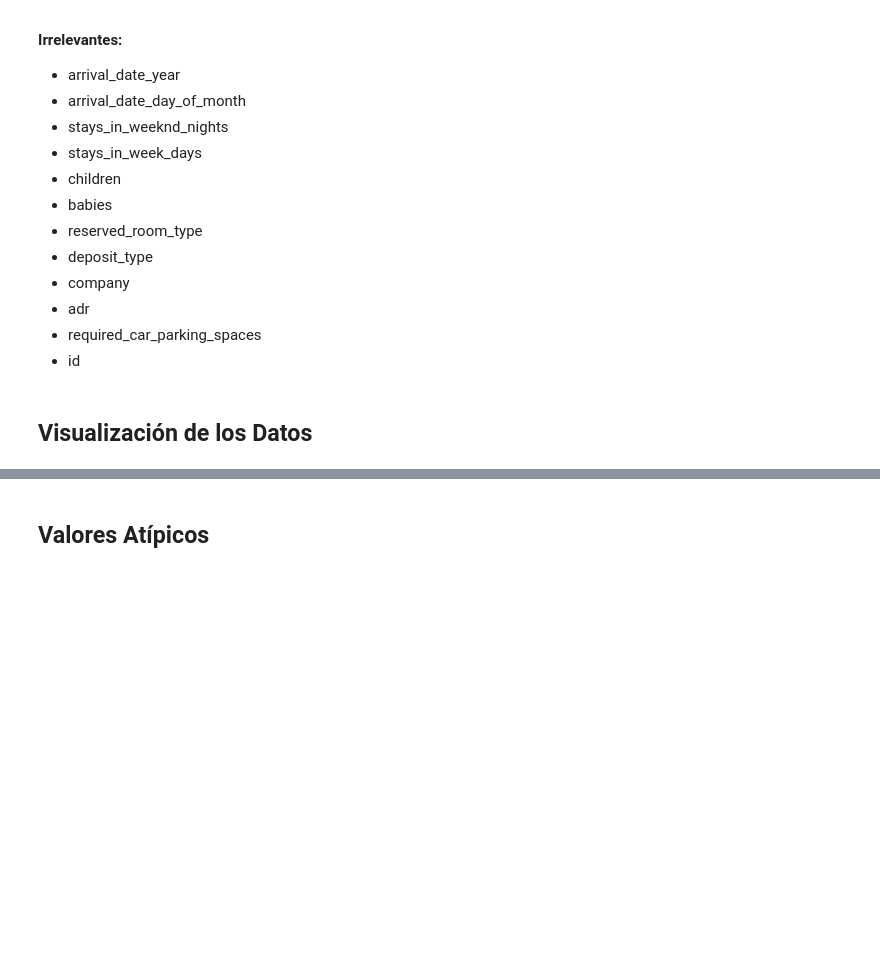
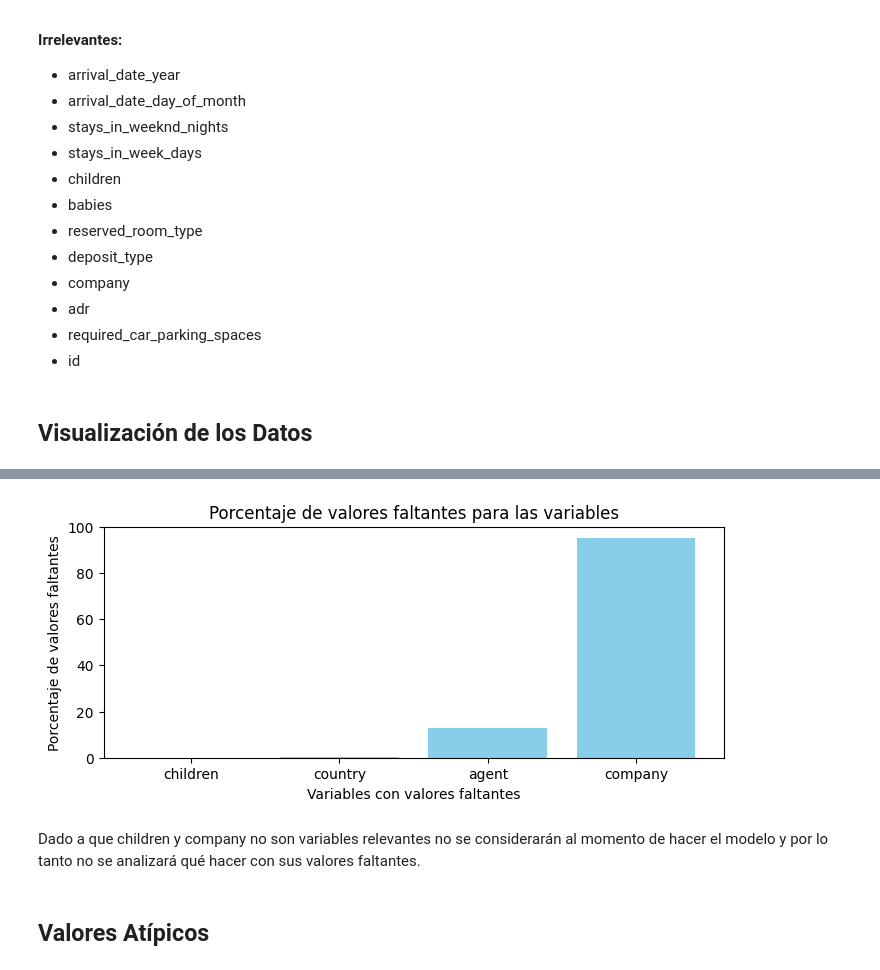
Before and after one commit to InspectorDave/OrgaDeDatos-TPs, a Jupyter notebook: 7506R_TP1_GRUPO11_CHP1_ENTREGA.ipynb, the cells around one changed output, grey strips where cells are left out. Cells and saved outputs as stored; diff of their text form; code cells hidden in the pictures; blank space fills up the shorter version.

Commit message:
add: tabla y gráfico de valores faltantes

```diff
--- a/7506R_TP1_GRUPO11_CHP1_ENTREGA.ipynb
+++ b/7506R_TP1_GRUPO11_CHP1_ENTREGA.ipynb
@@ -1611,0 +1870,9 @@ A modo de resumen se muestra una lista de los parámetros **relevantes** y los *
+# %%
+datosFaltantes_df = pd.DataFrame(columns = ["Variable","Valores Faltantes", "Porcentaje"])
+
+for i in hotels_df:
+    nValoresFaltantes = hotels_df[i].isna().sum()
+    if nValoresFaltantes > 0:
+        datosFaltantes_df.loc[len(datosFaltantes_df.index)] = (i, nValoresFaltantes, (nValoresFaltantes*100/len(hotels_df.index)))
+
+datosFaltantes_df.style.hide(axis="index").format(precision = 3, decimal = ',', thousands = '.')
@@ -1612,3 +1885,15 @@ A modo de resumen se muestra una lista de los parámetros **relevantes** y los *
+# %%
+plt.figure(figsize=(8, 3))
+plt.bar(datosFaltantes_df["Variable"], datosFaltantes_df["Porcentaje"], color='skyblue')
+plt.title('Porcentaje de valores faltantes para las variables')
+plt.xlabel('Variables con valores faltantes')
+plt.ylabel('Porcentaje de valores faltantes')
+plt.ylim(0, 100)
+plt.show()
+# %% [output]
+[figure, added]
+# %% [markdown]
+Dado a que children y company no son variables relevantes no se considerarán al momento de hacer el modelo y por lo tanto no se analizará qué hacer con sus valores faltantes.
 # %% [markdown]
 ## Valores Atípicos
 # %% [markdown]
```
Also changed, not shown: parts of 86 cells of this notebook.
